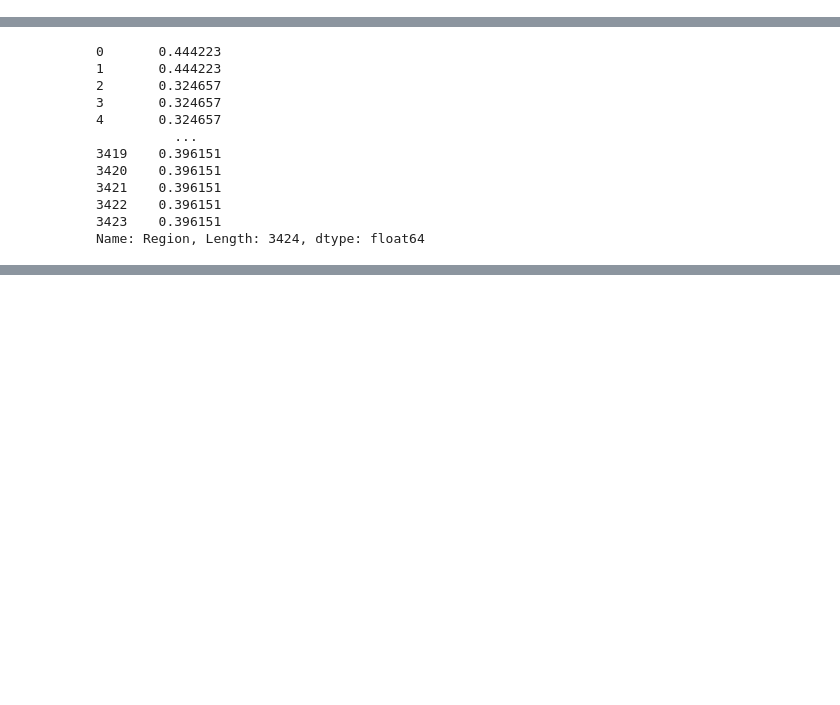
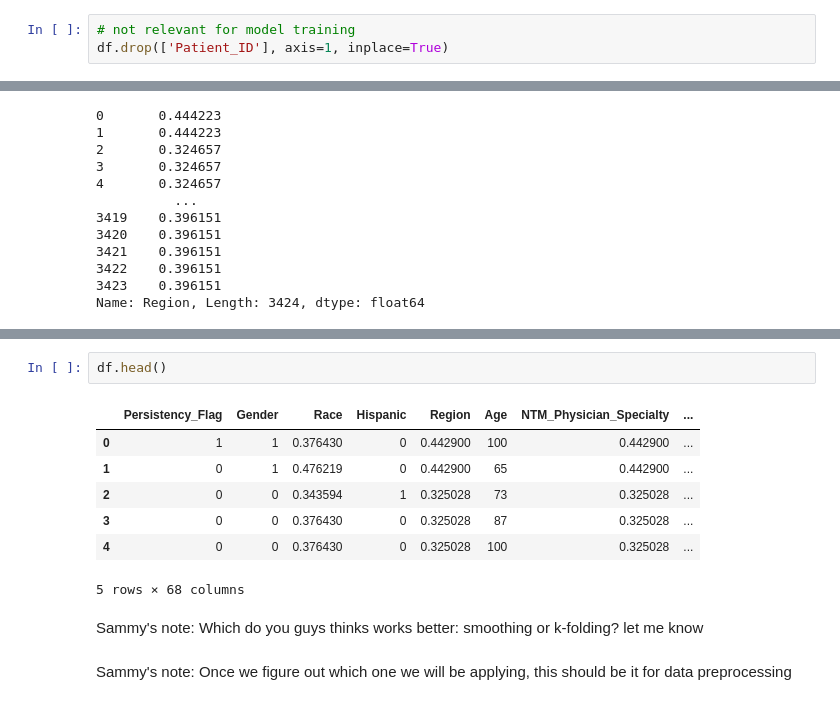
Before and after one commit to LiviaNFoster/DataGlacierFinalProject, a Jupyter notebook: FinalProject.ipynb, the cells around one changed output, grey strips where cells are left out. Cells and saved outputs as stored; diff of their text form; blank space fills up the shorter version.

```diff
--- a/FinalProject.ipynb
+++ b/FinalProject.ipynb
@@ -666,6 +666,9 @@ df.apply(lambda x: x.astype(str).str.lower())
 | 3422 | p3423 | 0 | 0 | caucasian | 0 | south | 55-65 | unknown | ... |
 | 3423 | p3424 | 0 | 0 | caucasian | 0 | south | 65-75 | unknown | ... |
 3424 rows × 69 columns
+# %%
+# not relevant for model training
+df.drop(['Patient_ID'], axis=1, inplace=True)
 # %%
 # transform age column to numeric
 import random
@@ -772,0 +877,14 @@ Name: Region, Length: 3424, dtype: float64
+# %%
+df.head()
+# %% [output]
+|  | Persistency_Flag | Gender | Race | Hispanic | Region | Age | NTM_Physician_Specialty | ... |
+| 0 | 1 | 1 | 0.376430 | 0 | 0.442900 | 100 | 0.442900 | ... |
+| 1 | 0 | 1 | 0.476219 | 0 | 0.442900 | 65 | 0.442900 | ... |
+| 2 | 0 | 0 | 0.343594 | 1 | 0.325028 | 73 | 0.325028 | ... |
+| 3 | 0 | 0 | 0.376430 | 0 | 0.325028 | 87 | 0.325028 | ... |
+| 4 | 0 | 0 | 0.376430 | 0 | 0.325028 | 100 | 0.325028 | ... |
+5 rows × 68 columns
+# %% [markdown]
+Sammy's note: Which do you guys thinks works better: smoothing or k-folding? let me know
+# %% [markdown]
+Sammy's note: Once we figure out which one we will be applying, this should be it for data preprocessing
```
Also changed, not shown: parts of 17 cells of this notebook.
